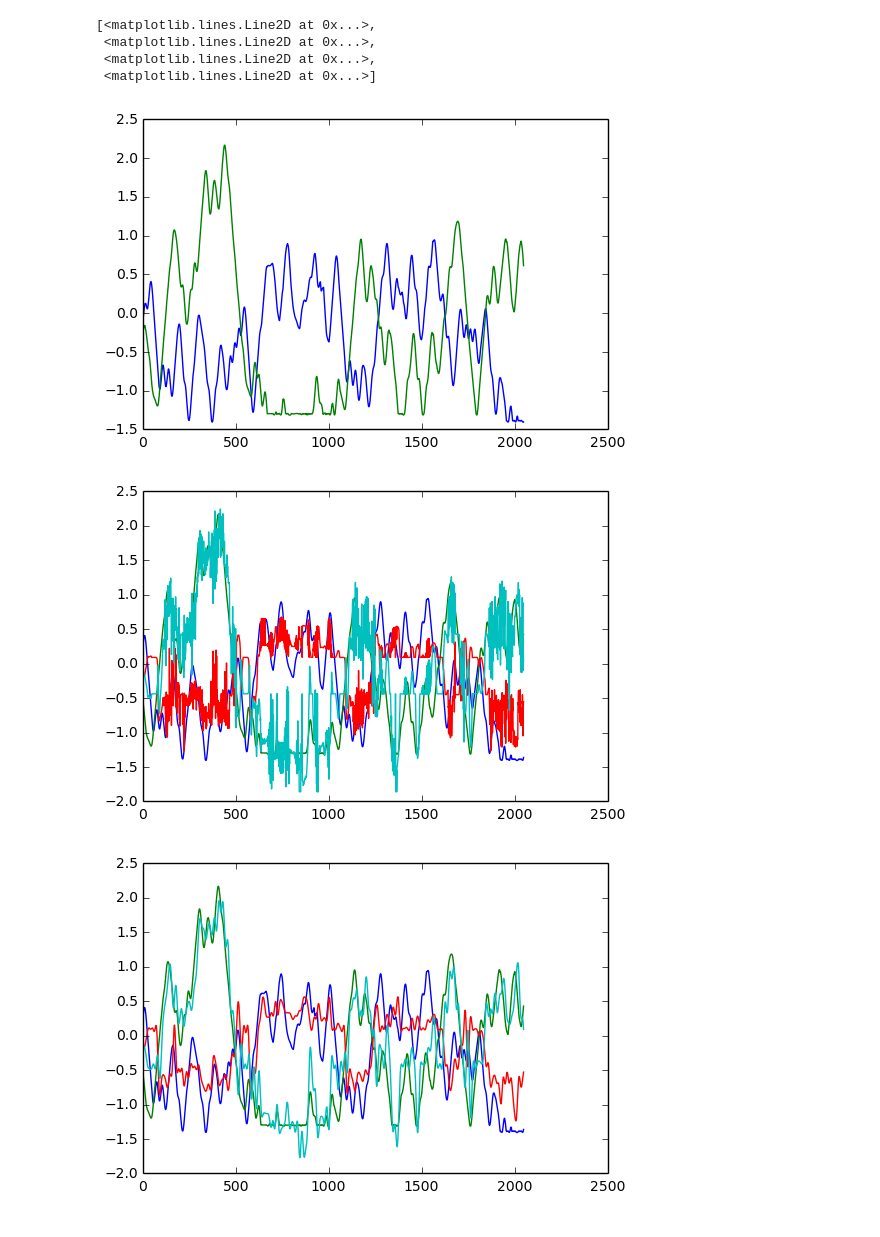
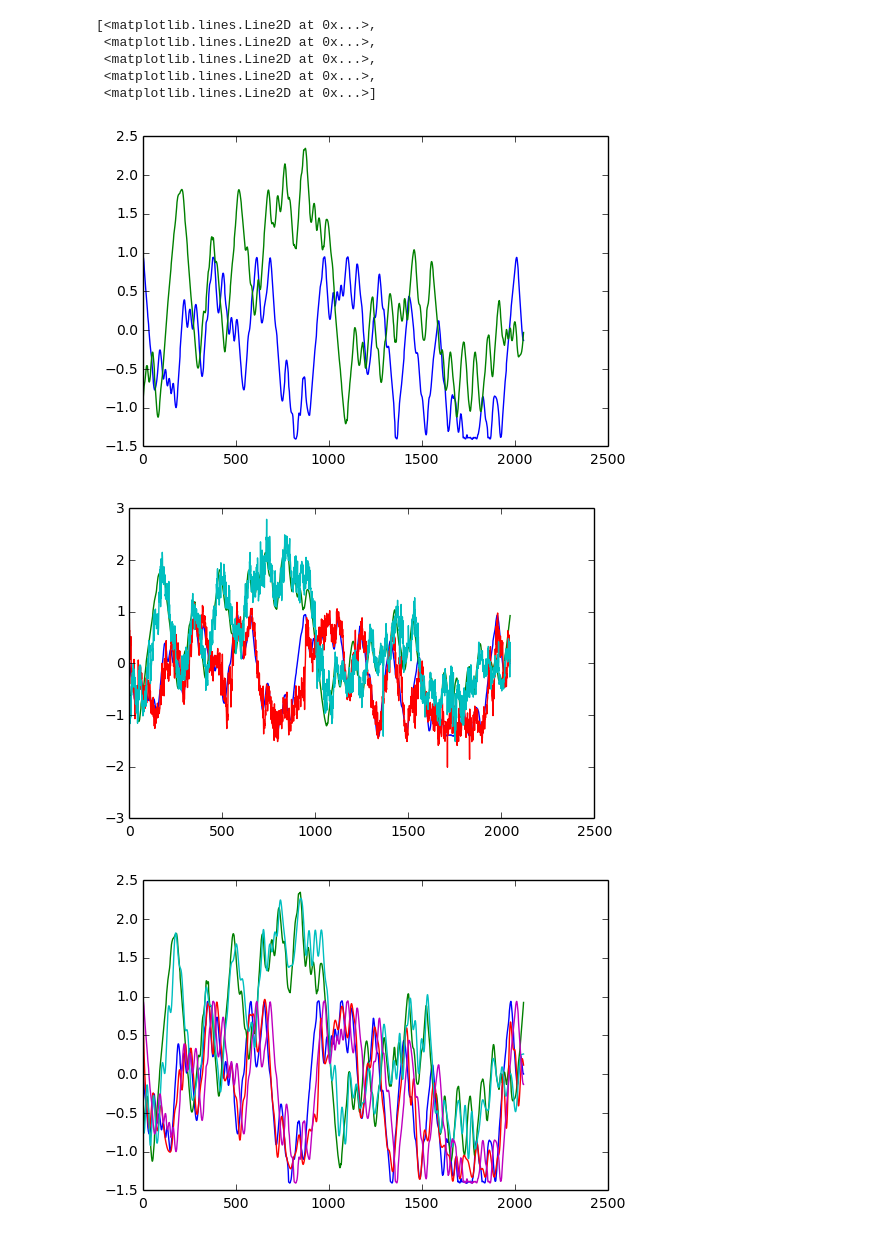
Before and after one commit to josephgreer/SoftRobotRepresentation, a Jupyter notebook: Src/LSTM.ipynb, the cells around one changed output. Saved outputs shown, nothing was run; the diff lists cells and outputs as text; code cells hidden in the pictures.

Commit message:
Feature LSTM has converged

```diff
--- a/Src/LSTM.ipynb
+++ b/Src/LSTM.ipynb
@@ -342,28 +358,40 @@ display(SVG(model_to_dot(positionLSTM,show_shapes=True).create(prog='dot', forma
 # %%
-positionLSTM.load_weights('/home/ubuntu/SoftRobotRepresentation/positionLSTMModel.h5')
+from keras.optimizers import Adam
+
+# positionLSTM.load_weights('/home/ubuntu/SoftRobotRepresentation/positionLSTMModel.h5')
+featureLSTM.load_weights('/home/ubuntu/SoftRobotRepresentation/featureLSTMModel1.h5')
 
 from matplotlib import pyplot as plt
 
 import pandas as pd
 from tqdm import tqdm
 
+nFramesTrain = 21420
+nFramesVal = 9180
 
 paths = ['/home/ubuntu/SoftRobotRepresentation/Data/trainFeats.npy','/home/ubuntu/SoftRobotRepresentation/Data/valFeats.npy']
-gengen = generator(paths[0],shuf=False)
+gengen = gep(paths[1],shuf=True,numFrames=nFramesVal)
+
+print C.batchSz
+featureLSTM.compile(optimizer=Adam(lr=1e-1),loss='mse')
+
+blah = featureLSTM.evaluate_generator(gengen, C.batchSz*32)
 
 nPoints = 2048
 X = np.zeros((nPoints,2))
 y = np.zeros((nPoints,2))
 ypred = np.zeros((nPoints,2))
+ypredf = np.zeros((nPoints,2))
 
-for i in tqdm(range(nPoints/C.batchSz)):
+for i in tqdm(range(nPoints)):
     bluff = gengen.next()
     stuff = bluff[0]
     cruff = bluff[1]
 
-    inp = stuff[:,:,-2:]
-    oup = positionLSTM.predict_on_batch(inp)
+#     oup = positionLSTM.predict_on_batch(inp)
+    oupf = featureLSTM.predict_on_batch(stuff)
 
-    X[i*C.batchSz:(i+1)*C.batchSz,:] = stuff[:,0,-2:]
-    y[i*C.batchSz:(i+1)*C.batchSz,:] = cruff
-    ypred[i*C.batchSz:(i+1)*C.batchSz,:] = oup
+    X[i,:] = stuff[0,0,-2:]
+    y[i,:] = cruff[0,:]
+#     ypred[i*C.batchSz:(i+1)*C.batchSz,:] = oup
+    ypredf[i,:] = oupf[0,:]
@@ -370,24 +404,25 @@ for i in tqdm(range(nPoints/C.batchSz)):
 # %%
 from scipy import signal
 
 print ypred.shape
-[b,a] = signal.butter(10,0.1)
+[b,a] = signal.butter(10,0.075)
 ypredlow = np.zeros_like(ypred)
-ypredlow[:,-1] = signal.filtfilt(b,a,ypred[:,-1])
-ypredlow[:,-2] = signal.filtfilt(b,a,ypred[:,-2])
+ypredlow[:,-1] = signal.filtfilt(b,a,ypredf[:,-1])
+ypredlow[:,-2] = signal.filtfilt(b,a,ypredf[:,-2])
 xvals = np.arange(X.shape[0])
 plt.figure(1)
 plt.plot(xvals,X[:,-1],xvals,X[:,-2])
 plt.figure(2)
-plt.plot(xvals,y[:,-1], xvals, y[:,-2],xvals,ypred[:,-1],xvals,ypred[:,-2])
+plt.plot(xvals,y[:,-1], xvals, y[:,-2],xvals,ypredf[:,-1],xvals,ypredf[:,-2])
 plt.figure(3)
-plt.plot(xvals,y[:,-1], xvals, y[:,-2],xvals,ypredlow[:,-1],xvals,ypredlow[:,-2])
+plt.plot(xvals,y[:,-1], xvals, y[:,-2],xvals,ypredlow[:,-1],xvals,ypredlow[:,-2],xvals,X[:,-1])
 # %% [output]
 (2048, 2)
 [<matplotlib.lines.Line2D at 0x...>,
  <matplotlib.lines.Line2D at 0x...>,
  <matplotlib.lines.Line2D at 0x...>,
+ <matplotlib.lines.Line2D at 0x...>,
  <matplotlib.lines.Line2D at 0x...>]
-[figure, old version]
+[figure, new version]
-[figure, old version]
+[figure, new version]
-[figure, old version]
+[figure, new version]
```
Also changed, not shown: parts of 13 cells of this notebook, 5 other files.
